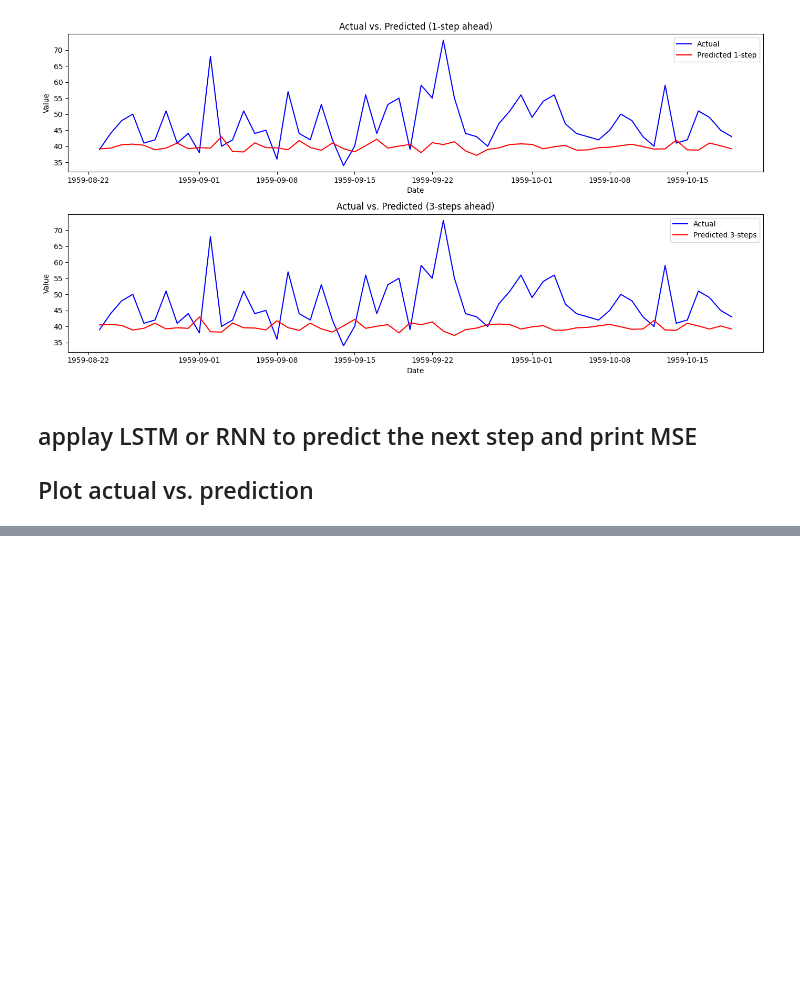
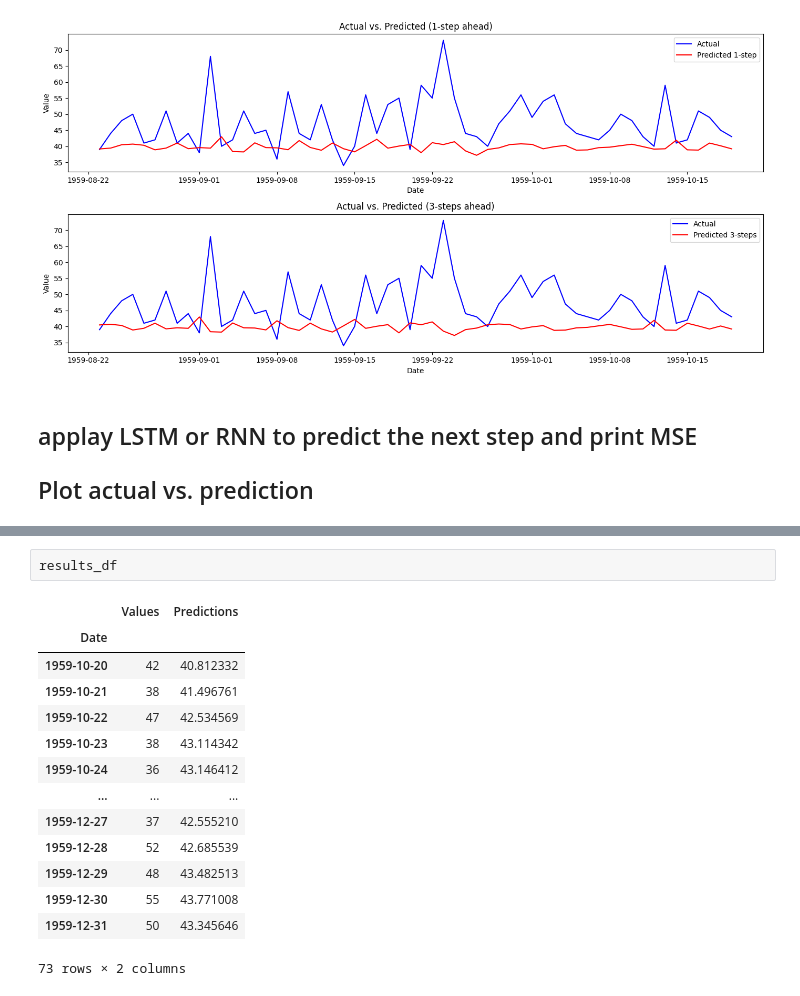
Before and after one commit to mhmod01110/Time_Series_ITI, a Jupyter notebook: Final_Proj/time-series-project.ipynb, the cells around one changed output, grey strips where cells are left out. Cells and saved outputs as stored; diff of their text form; blank space fills up the shorter version.

```diff
--- a/Final_Proj/time-series-project.ipynb
+++ b/Final_Proj/time-series-project.ipynb
@@ -493 +549,18 @@ print(f'Next step prediction - MSE: {mse}')
+# %%
+results_df
+# %% [output]
+|  | Values | Predictions |
+| Date |  |  |
+| 1959-10-20 | 42 | 40.812332 |
+| 1959-10-21 | 38 | 41.496761 |
+| 1959-10-22 | 47 | 42.534569 |
+| 1959-10-23 | 38 | 43.114342 |
+| 1959-10-24 | 36 | 43.146412 |
+| ... | ... | ... |
+| 1959-12-27 | 37 | 42.555210 |
+| 1959-12-28 | 52 | 42.685539 |
+| 1959-12-29 | 48 | 43.482513 |
+| 1959-12-30 | 55 | 43.771008 |
+| 1959-12-31 | 50 | 43.345646 |
+73 rows × 2 columns
 # %%
```
Also changed, not shown: parts of 12 cells of this notebook.
